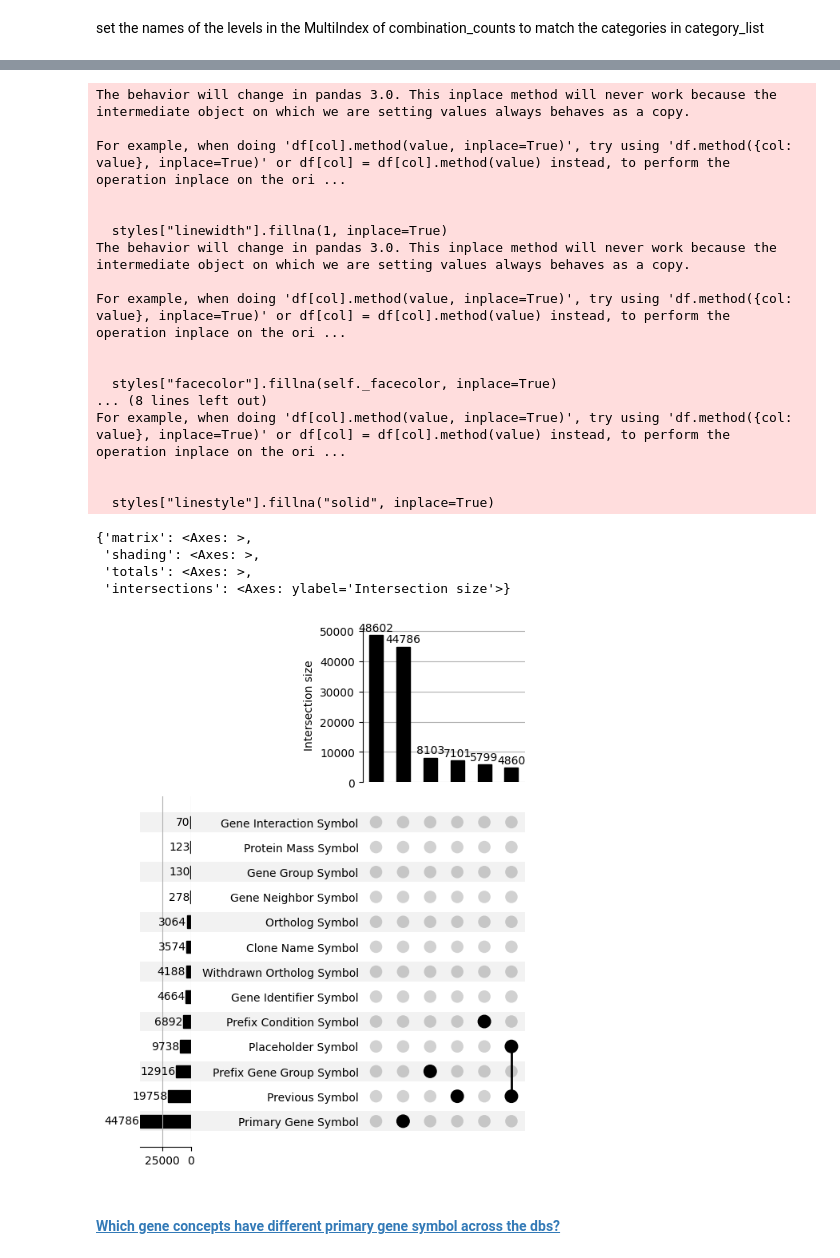
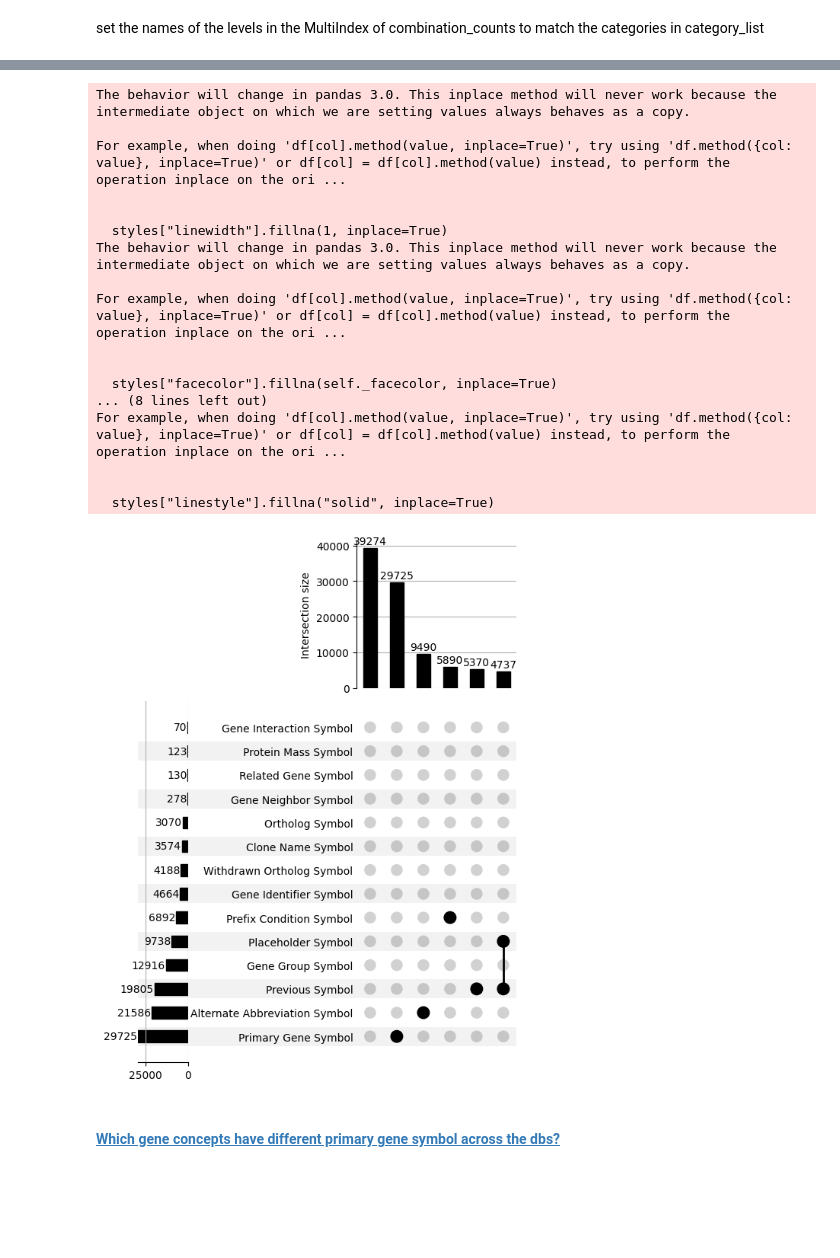
Before and after one commit to cancervariants/gene-harmony-analysis, a Jupyter notebook: analysis/5_symbol_capture_analysis.ipynb, the cells around one changed output, grey strips where cells are left out. Saved outputs shown, nothing was run; the diff lists cells and outputs as text; code cells hidden in the pictures; blank space fills up the shorter version.

Commit message:
change ncbi gene group to ncbi related gene

```diff
--- a/analysis/5_symbol_capture_analysis.ipynb
+++ b/analysis/5_symbol_capture_analysis.ipynb
@@ -1423,7 +1407,7 @@ capture_df.loc[capture_df["gene_symbol"]=="FLJ10517"]
 # %% [markdown]
 make a list of the possible categories for capture
 # %%
-category_list = ['Previous Symbol', 'Prefix Gene Group Symbol', 'Primary Gene Symbol', 'Clone Name Symbol', "Ortholog Symbol", "Prefix Condition Symbol","Protein Mass Symbol", "Placeholder Symbol", "Gene Identifier Symbol","Gene Neighbor Symbol","Gene Group Symbol", "Gene Interaction Symbol","Withdrawn Ortholog Symbol"]
+category_list = ["Primary Gene Symbol", "Previous Symbol", "Ortholog Symbol", "Clone Name Symbol", "Gene Group Symbol", "Related Gene Symbol", "Prefix Condition Symbol", "Protein Mass Symbol", "Placeholder Symbol", "Gene Identifier Symbol", "Gene Neighbor Symbol", "Gene Interaction Symbol", "Withdrawn Ortholog Symbol", "Alternate Abbreviation Symbol"]
 # %% [markdown]
 create a column with a set of categories that the symbol has been captured as
 # %%
@@ -1486,29 +1470,29 @@ For example, when doing 'df[col].method(value, inplace=True)', try using 'df.met
 # %%
+fig = plt.figure(figsize=(12, 6))
 upset = UpSet(combination_counts, show_counts=True, max_subset_rank =6, sort_by='cardinality')
-upset.plot()
+upset.plot(fig=fig)
+
+plt.subplots_adjust(left=0.1)
+plt.show()
 # %% [output]
 The behavior will change in pandas 3.0. This inplace method will never work because the intermediate object on which we are setting values always behaves as a copy.
 
 For example, when doing 'df[col].method(value, inplace=True)', try using 'df.method({col: value}, inplace=True)' or df[col] = df[col].method(value) instead, to perform the operation inplace on the ori ...
 
 
   styles["linewidth"].fillna(1, inplace=True)
 The behavior will change in pandas 3.0. This inplace method will never work because the intermediate object on which we are setting values always behaves as a copy.
 
 For example, when doing 'df[col].method(value, inplace=True)', try using 'df.method({col: value}, inplace=True)' or df[col] = df[col].method(value) instead, to perform the operation inplace on the ori ...
 
 
   styles["facecolor"].fillna(self._facecolor, inplace=True)
 ... (8 lines left out)
 For example, when doing 'df[col].method(value, inplace=True)', try using 'df.method({col: value}, inplace=True)' or df[col] = df[col].method(value) instead, to perform the operation inplace on the ori ...
 
 
   styles["linestyle"].fillna("solid", inplace=True)
-{'matrix': <Axes: >,
- 'shading': <Axes: >,
- 'totals': <Axes: >,
- 'intersections': <Axes: ylabel='Intersection size'>}
-[figure, old version]
+[figure, new version]
 # %% [markdown]
 #### <a id='toc10_1_4_5_'></a>[Which gene concepts have different primary gene symbol across the dbs?](#toc0_)
 # %%
```
Also changed, not shown: parts of 61 cells of this notebook, 12 other files.
